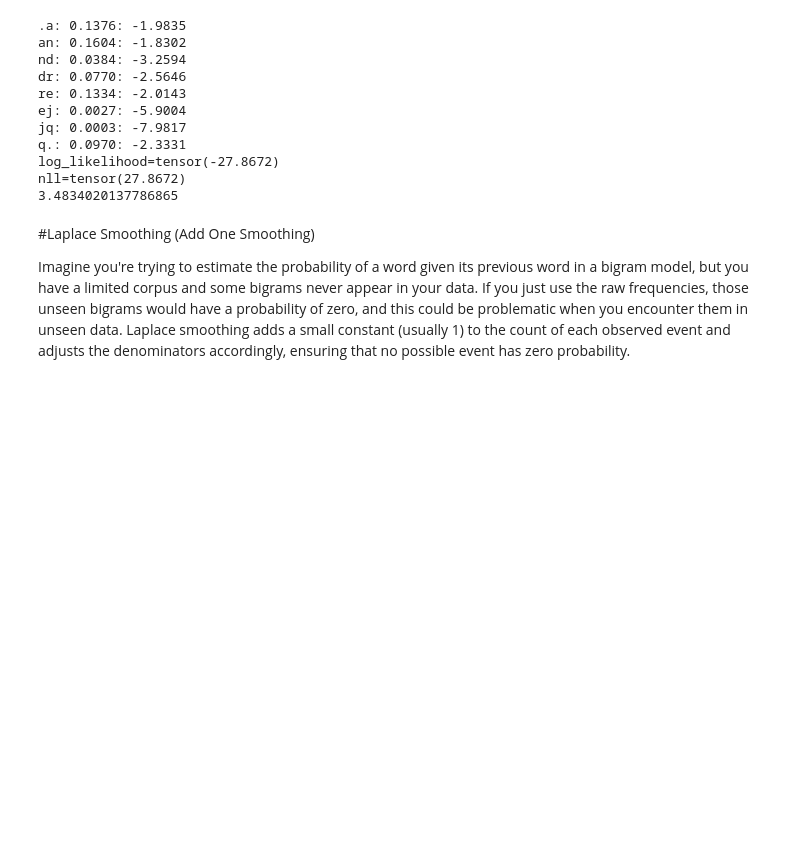
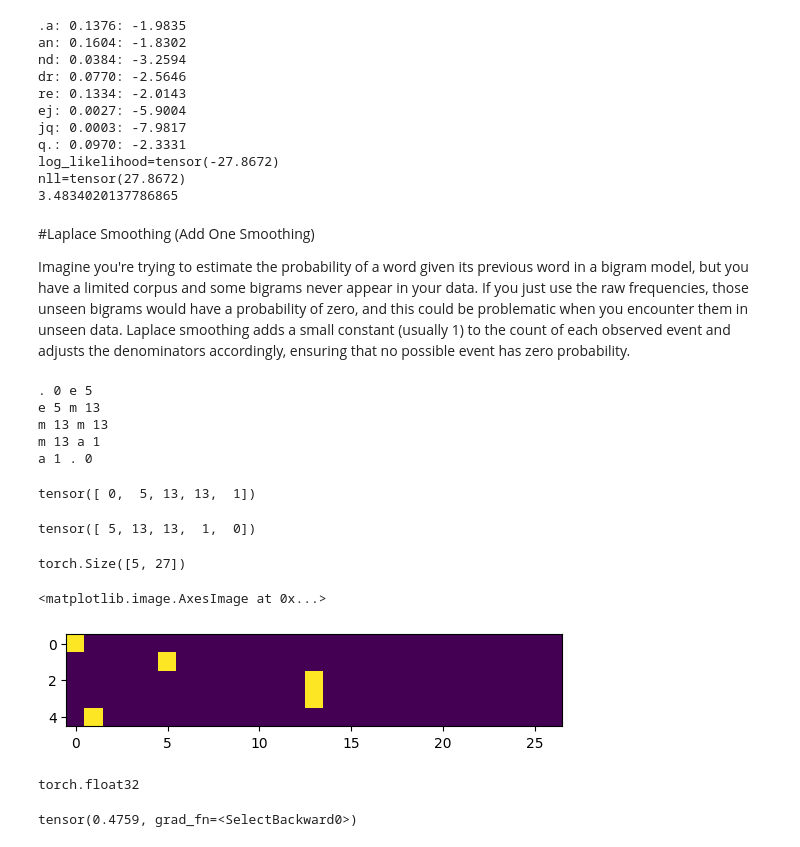
Before and after one commit to mervegb/micrograd, a Jupyter notebook: makemore.ipynb, the cells around one changed output. Cells and saved outputs as stored; diff of their text form; code cells hidden in the pictures; blank space fills up the shorter version.

Commit message:
did gradient descent for bigram model

```diff
--- a/makemore.ipynb
+++ b/makemore.ipynb
@@ -281,3 +281,57 @@ nll=tensor(27.8672)
 #Laplace Smoothing (Add One Smoothing)
 
 Imagine you're trying to estimate the probability of a word given its previous word in a bigram model, but you have a limited corpus and some bigrams never appear in your data. If you just use the raw frequencies, those unseen bigrams would have a probability of zero, and this could be problematic when you encounter them in unseen data. Laplace smoothing adds a small constant (usually 1) to the count of each observed event and adjusts the denominators accordingly, ensuring that no possible event has zero probability.
+# %%
+#Create training set of bigrams (x,y)
+xs, ys = [], []
+
+for w in words[:1]:
+  chs = ['.'] + list(w) + ['.'] #converts word into list of characters, adding S & E token to list
+  for ch1, ch2 in zip(chs,chs[1:]): #iterates through adjacent pairs of characters
+    ix1 = stoi[ch1]
+    ix2 = stoi[ch2]
+    print(ch1,ix1, ch2, ix2)
+    xs.append(ix1)
+    ys.append(ix2)
+
+xs = torch.tensor(xs)
+ys = torch.tensor(ys)
+# %% [output]
+. 0 e 5
+e 5 m 13
+m 13 m 13
+m 13 a 1
+a 1 . 0
+# %%
+xs
+# %% [output]
+tensor([ 0,  5, 13, 13,  1])
+# %%
+ys
+# %% [output]
+tensor([ 5, 13, 13,  1,  0])
+# %%
+import torch.nn.functional as F
+xenc = F.one_hot(xs, num_classes=27).float()
+xenc.shape
+# %% [output]
+torch.Size([5, 27])
+# %%
+plt.imshow(xenc)
+# %% [output]
+<matplotlib.image.AxesImage at 0x...>
+[figure, added]
+# %%
+xenc.dtype
+# %% [output]
+torch.float32
+# %%
+#randomly initiliaze 27 neurons' weights
+g = torch.Generator().manual_seed(2147483647)
+W = torch.rand((27,27), generator=g, requires_grad=True)
+
+(xenc @ W)[3,13]
+#(5,27) * (27,27) = (5,27)
+#Indexing ([3,13]): After the multiplication, the result is another matrix. The expression [3,13] then retrieves the value at the 4th row and 14th column of that resulting matrix
+# %% [output]
+tensor(0.4759, grad_fn=<SelectBackward0>)
```
Also changed, not shown: parts of 10 cells of this notebook.
